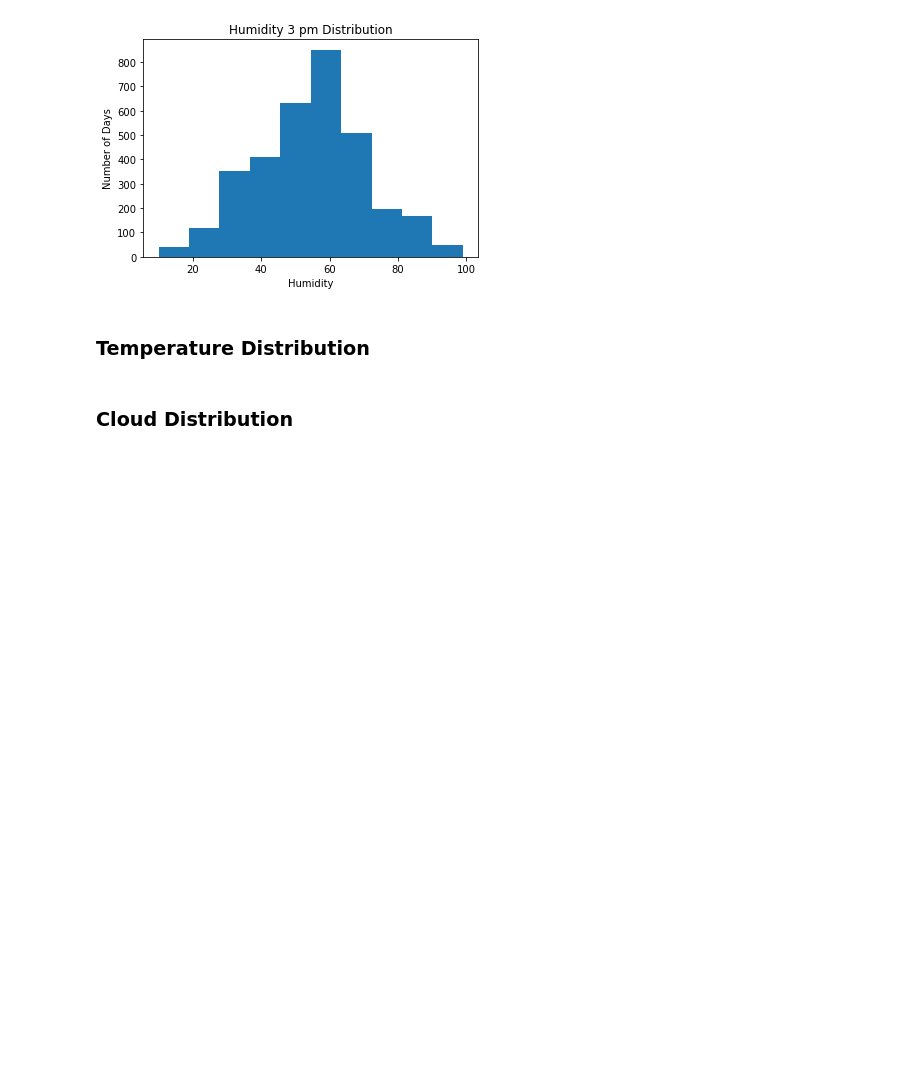
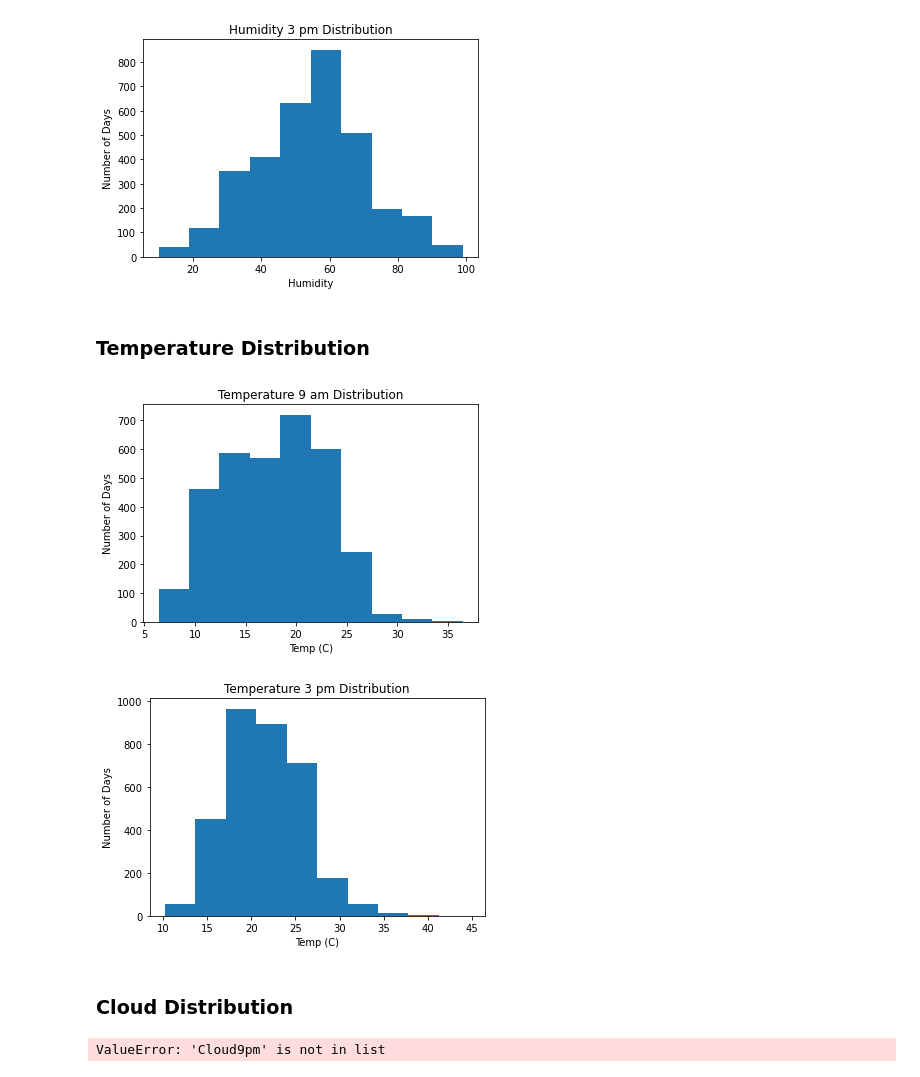
Before and after one commit to mtriebes1/CPSC_315_Semester_Project, a Jupyter notebook: EDA.ipynb, the cells around one changed output. Drawn from its saved outputs; the diff is of its cells as text; code cells hidden in the pictures; blank space fills up the shorter version.

Commit message:
histograms added

```diff
--- a/EDA.ipynb
+++ b/EDA.ipynb
@@ -101,5 +101,42 @@ utils.create_histogram(temp3, labels3)
 [figure]
 # %% [markdown]
 ### Temperature Distribution
+# %%
+temp_data_9 = table.get_column("Temp9am", False)
+temp9 = []
+temp_data_3 = table.get_column("Temp3pm", False)
+temp3 = []
+
+for i in range(len(temp_data_9)):
+    if(temp_data_9[i] != 'NA' and temp_data_3[i] != 'NA'):
+        temp9.append(float(temp_data_9[i]))
+        temp3.append(float(temp_data_3[i]))
+
+labels9 = ["Temperature 9 am Distribution", "Temp (C)", "Number of Days"]
+labels3 = ["Temperature 3 pm Distribution", "Temp (C)", "Number of Days"]
+
+utils.create_histogram(temp9, labels9)
+utils.create_histogram(temp3, labels3)
+# %% [output]
+[figure, added]
+[figure, added]
 # %% [markdown]
 ### Cloud Distribution
+# %%
+cloud_data_9 = table.get_column("Cloud9am", False)
+temp9 = []
+cloud_data_3 = table.get_column("Cloud3pm", False)
+temp3 = []
+
+for i in range(len(cloud_data_9)):
+    if(cloud_data_9[i] != 'NA' and cloud_data_3[i] != 'NA'):
+        temp9.append(float(cloud_data_9[i]))
+        temp3.append(float(cloud_data_3[i]))
+
+labels9 = ["Cloud Cover 9 am Distribution", "Cloud Cover", "Number of Days"]
+labels3 = ["Cloud Cover 3 pm Distribution", "Cloud Cover", "Number of Days"]
+
+utils.create_histogram(temp9, labels9)
+utils.create_histogram(temp3, labels3)
+# %% [output]
+ValueError: 'Cloud9pm' is not in list
```
